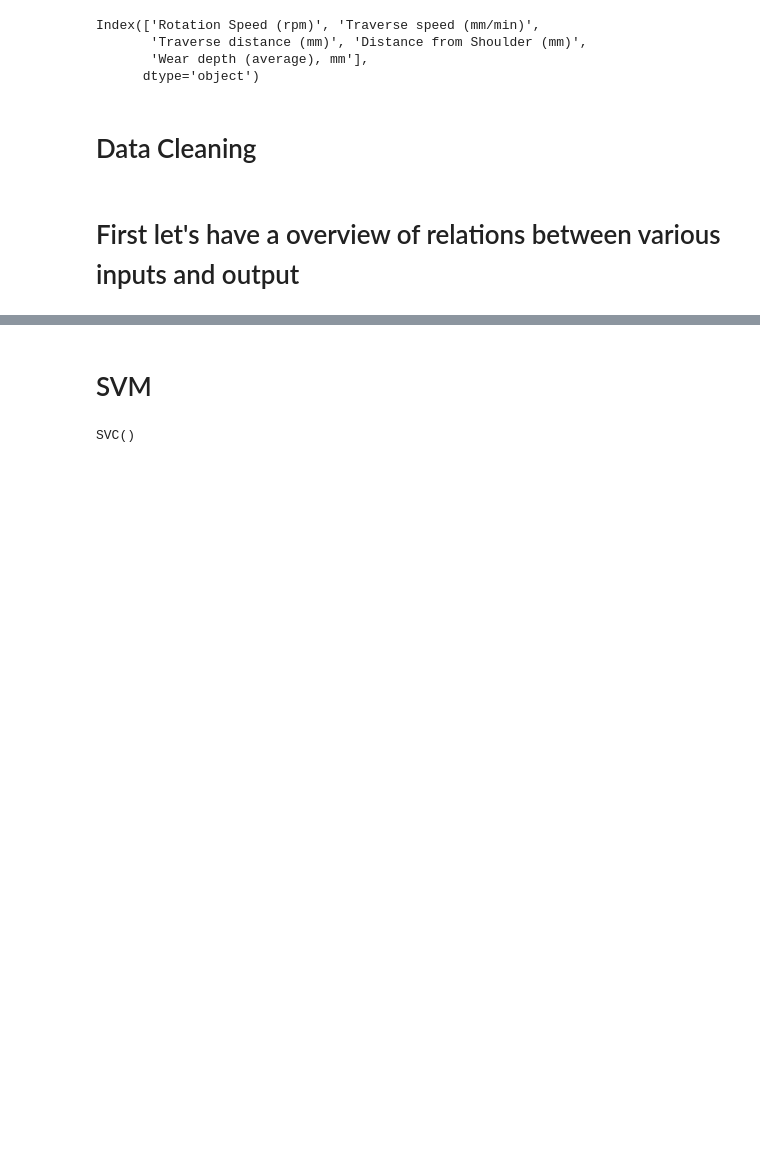
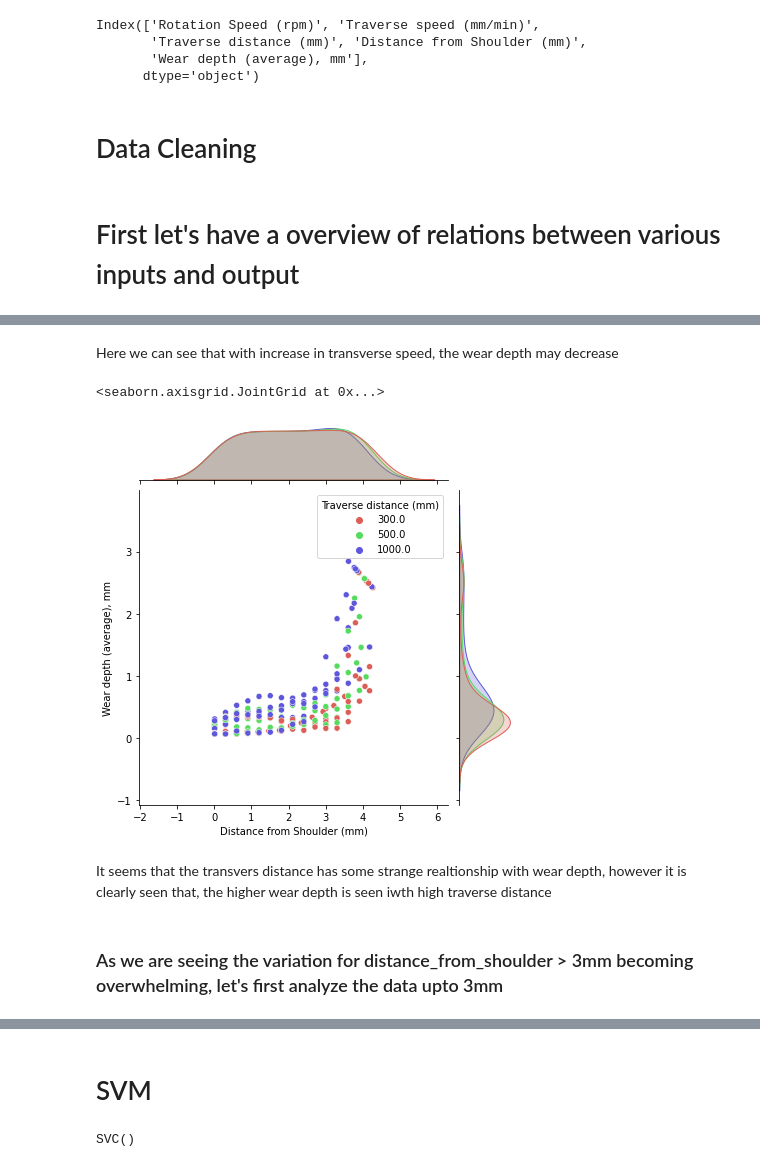
Before and after one commit to ShubhamBhut/Research, a Jupyter notebook: research.ipynb, the cells around one changed output, grey strips where cells are left out. Saved outputs shown, nothing was run; the diff lists cells and outputs as text; code cells hidden in the pictures; blank space fills up the shorter version.

```diff
--- a/research.ipynb
+++ b/research.ipynb
@@ -63,0 +81,11 @@ df.plot(x='Distance from Shoulder (mm)', y='Wear depth (average), mm')
+# %% [markdown]
+Here we can see that with increase in transverse speed, the wear depth may decrease
+# %%
+sns.jointplot(x='Distance from Shoulder (mm)', y='Wear depth (average), mm', data=df, hue="Traverse distance (mm)", palette=sns.color_palette("hls", 3), ax=ax)
+# %% [output]
+<seaborn.axisgrid.JointGrid at 0x...>
+[figure, added]
+# %% [markdown]
+It seems that the transvers distance has some strange realtionship with wear depth, however it is clearly seen that, the higher wear depth is seen iwth high traverse distance
+# %% [markdown]
+### As we are seeing the variation for distance_from_shoulder > 3mm becoming overwhelming, let's first analyze the data upto 3mm
```
Also changed, not shown: parts of 16 cells of this notebook.
